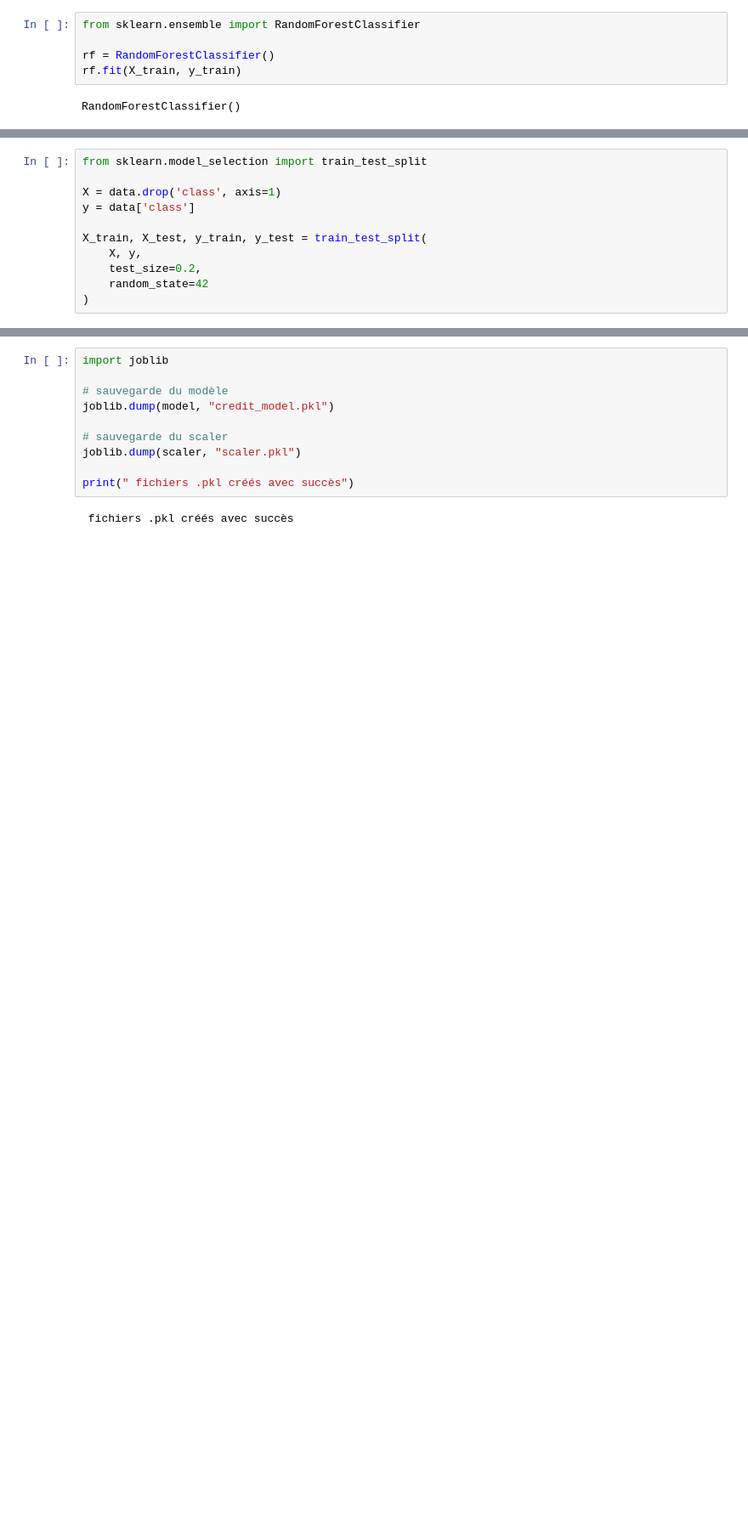
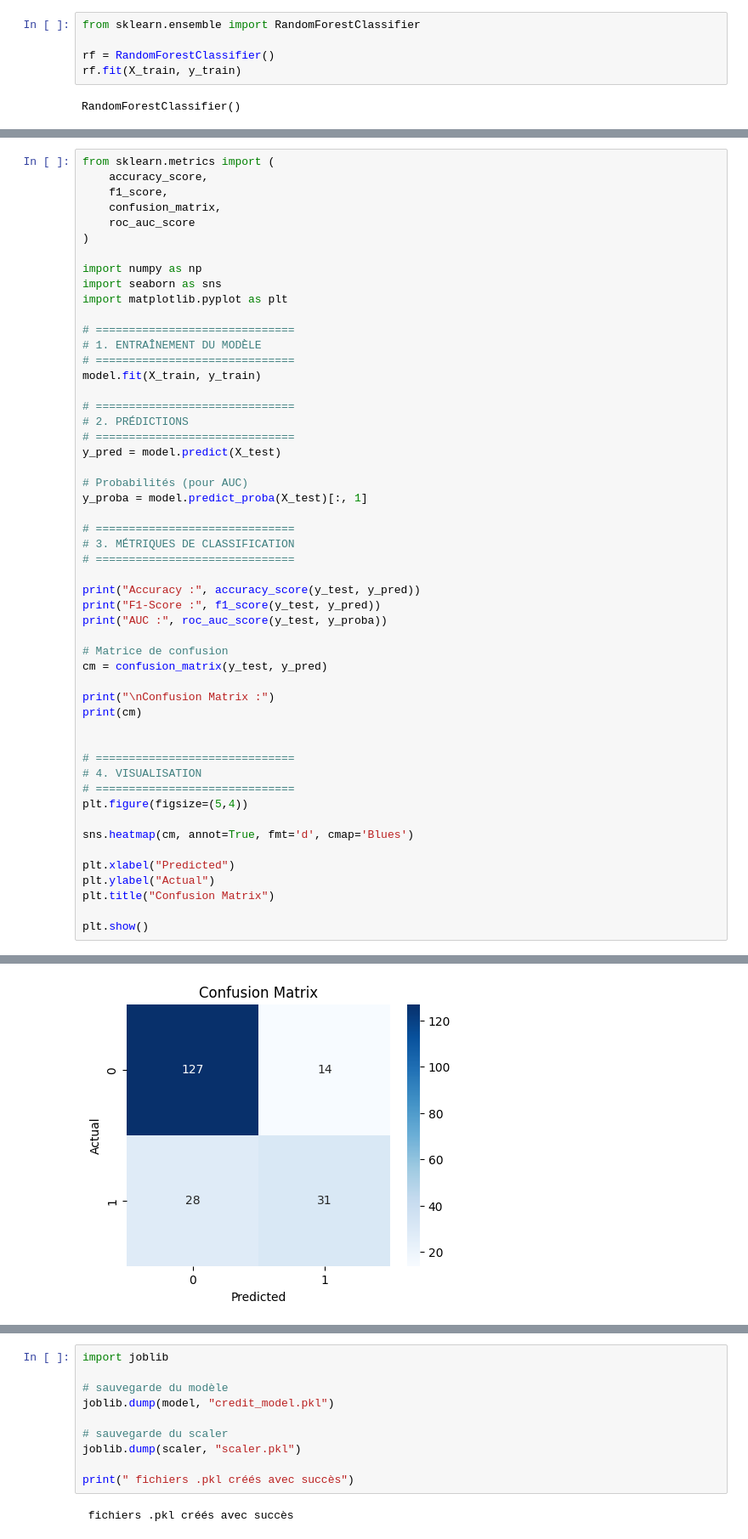
Before and after one commit to BASMAG14/Projet-credit-prediction, a Jupyter notebook: test.ipynb, the cells around one changed output, grey strips where cells are left out. Shown at 85% size. Saved outputs shown, nothing was run; the diff lists cells and outputs as text; blank space fills up the shorter version.

```diff
--- a/test.ipynb
+++ b/test.ipynb
@@ -243,11 +187,0 @@ weighted avg       0.79      0.80      0.79       200
-# %%
-from sklearn.model_selection import train_test_split
-
-X = data.drop('class', axis=1)
-y = data['class']
-
-X_train, X_test, y_train, y_test = train_test_split(
-    X, y,
-    test_size=0.2,
-    random_state=42
-)
@@ -349,0 +239,53 @@ plt.show()
+# %%
+from sklearn.metrics import (
+    accuracy_score,
+    f1_score,
+    confusion_matrix,
+    roc_auc_score
+)
+
+import numpy as np
+import seaborn as sns
+import matplotlib.pyplot as plt
+
+# ==============================
+# 1. ENTRAÎNEMENT DU MODÈLE
+# ==============================
+model.fit(X_train, y_train)
+
+# ==============================
+# 2. PRÉDICTIONS
+# ==============================
+y_pred = model.predict(X_test)
+
+# Probabilités (pour AUC)
+y_proba = model.predict_proba(X_test)[:, 1]
+
+# ==============================
+# 3. MÉTRIQUES DE CLASSIFICATION
+# ==============================
+
+print("Accuracy :", accuracy_score(y_test, y_pred))
+print("F1-Score :", f1_score(y_test, y_pred))
+print("AUC :", roc_auc_score(y_test, y_proba))
+
+# Matrice de confusion
+cm = confusion_matrix(y_test, y_pred)
+
+print("\nConfusion Matrix :")
+print(cm)
+
+
+# ==============================
+# 4. VISUALISATION
+# ==============================
+plt.figure(figsize=(5,4))
+
+sns.heatmap(cm, annot=True, fmt='d', cmap='Blues')
+
+plt.xlabel("Predicted")
+plt.ylabel("Actual")
+plt.title("Confusion Matrix")
+
+plt.show()
+# %% [output]
@@ -349,0 +299 @@ plt.show()
+[figure, added]
```
Also changed, not shown: parts of 18 cells of this notebook.
